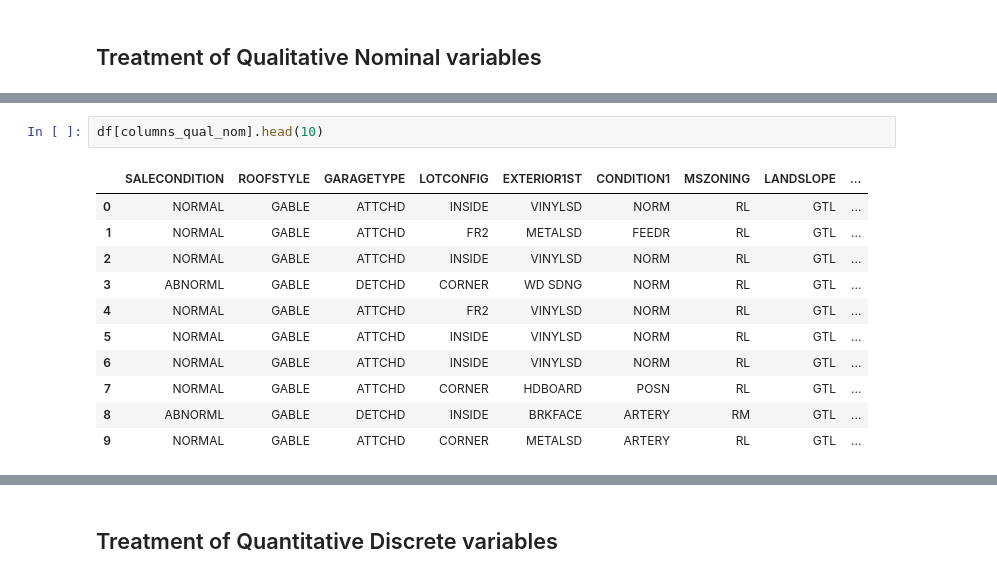
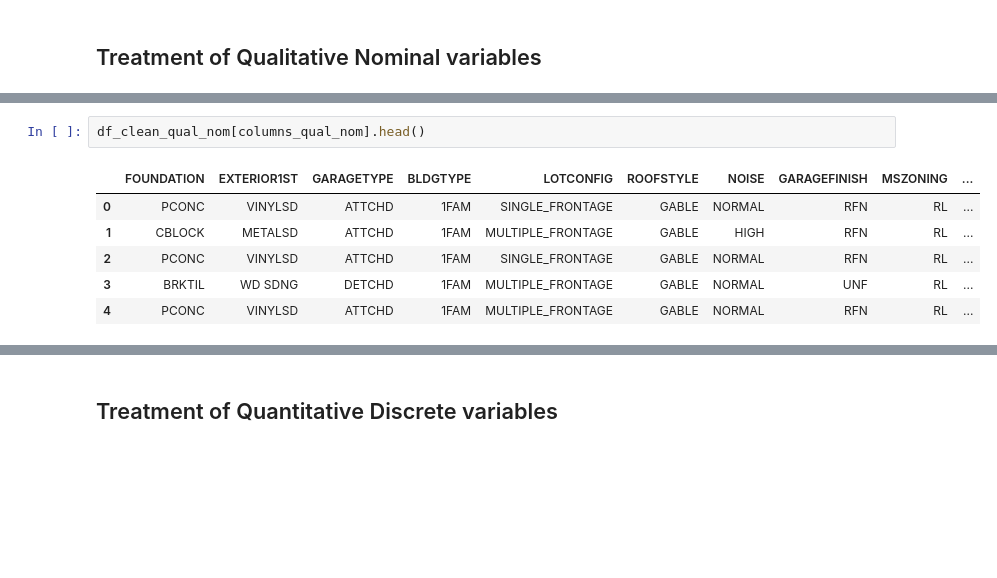
Before and after one commit to lucasamtaylor01/KaggleGettingStarted, a Jupyter notebook: 02_HOUSING_PRICES/02_noteboks/01_cleaning.ipynb, the cells around one changed output, grey strips where cells are left out. Saved outputs shown, nothing was run; the diff lists cells and outputs as text; blank space fills up the shorter version.

```diff
--- a/02_HOUSING_PRICES/02_noteboks/01_cleaning.ipynb
+++ b/02_HOUSING_PRICES/02_noteboks/01_cleaning.ipynb
@@ -289,14 +369,9 @@ columns_qual_nom = list(set(columns_qual_nom) - set(columns_to_drop))
-# %%
-df[columns_qual_nom].head(10)
-# %% [output]
-|  | SALECONDITION | ROOFSTYLE | GARAGETYPE | LOTCONFIG | EXTERIOR1ST | CONDITION1 | MSZONING | LANDSLOPE | ... |
-| 0 | NORMAL | GABLE | ATTCHD | INSIDE | VINYLSD | NORM | RL | GTL | ... |
-| 1 | NORMAL | GABLE | ATTCHD | FR2 | METALSD | FEEDR | RL | GTL | ... |
-| 2 | NORMAL | GABLE | ATTCHD | INSIDE | VINYLSD | NORM | RL | GTL | ... |
-| 3 | ABNORML | GABLE | DETCHD | CORNER | WD SDNG | NORM | RL | GTL | ... |
-| 4 | NORMAL | GABLE | ATTCHD | FR2 | VINYLSD | NORM | RL | GTL | ... |
-| 5 | NORMAL | GABLE | ATTCHD | INSIDE | VINYLSD | NORM | RL | GTL | ... |
-| 6 | NORMAL | GABLE | ATTCHD | INSIDE | VINYLSD | NORM | RL | GTL | ... |
-| 7 | NORMAL | GABLE | ATTCHD | CORNER | HDBOARD | POSN | RL | GTL | ... |
-| 8 | ABNORML | GABLE | DETCHD | INSIDE | BRKFACE | ARTERY | RM | GTL | ... |
-| 9 | NORMAL | GABLE | ATTCHD | CORNER | METALSD | ARTERY | RL | GTL | ... |
+# %%
+df_clean_qual_nom[columns_qual_nom].head()
+# %% [output]
+|  | FOUNDATION | EXTERIOR1ST | GARAGETYPE | BLDGTYPE | LOTCONFIG | ROOFSTYLE | NOISE | GARAGEFINISH | MSZONING | ... |
+| 0 | PCONC | VINYLSD | ATTCHD | 1FAM | SINGLE_FRONTAGE | GABLE | NORMAL | RFN | RL | ... |
+| 1 | CBLOCK | METALSD | ATTCHD | 1FAM | MULTIPLE_FRONTAGE | GABLE | HIGH | RFN | RL | ... |
+| 2 | PCONC | VINYLSD | ATTCHD | 1FAM | SINGLE_FRONTAGE | GABLE | NORMAL | RFN | RL | ... |
+| 3 | BRKTIL | WD SDNG | DETCHD | 1FAM | MULTIPLE_FRONTAGE | GABLE | NORMAL | UNF | RL | ... |
+| 4 | PCONC | VINYLSD | ATTCHD | 1FAM | MULTIPLE_FRONTAGE | GABLE | NORMAL | RFN | RL | ... |
```
Also changed, not shown: parts of 10 cells of this notebook.
